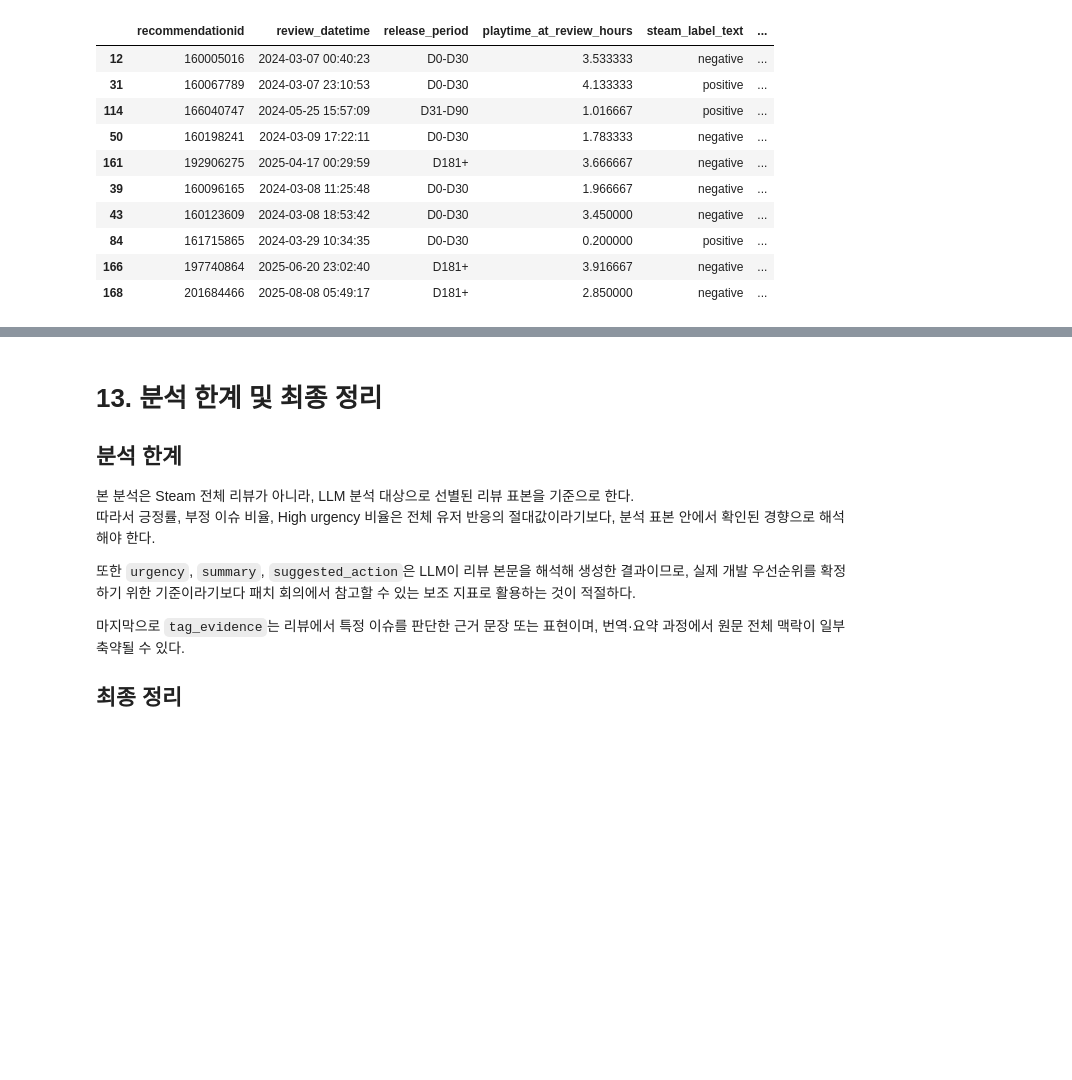
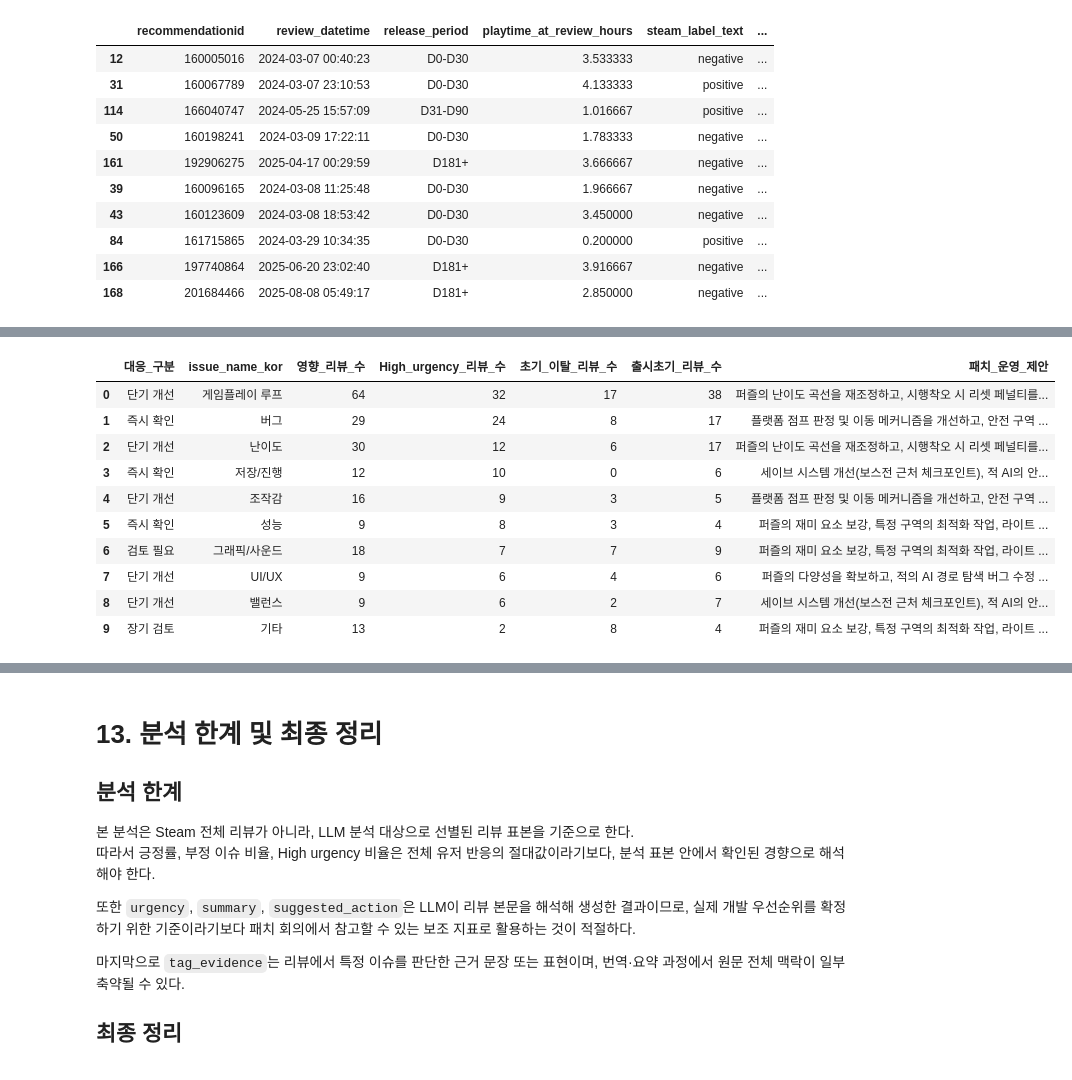
Before and after one commit to jinnyjinnyjinjin/steam-indie-game-analysis, a Jupyter notebook: src/notebooks/seoung/LLMtest/PostLaunch/04-3-1_llm_sentiment_PostLaunch_zoonomaly_report.ipynb, the cells around one changed output, grey strips where cells are left out. Cells and saved outputs as stored; diff of their text form; code cells hidden in the pictures; blank space fills up the shorter version.

```diff
--- a/src/notebooks/seoung/LLMtest/PostLaunch/04-3-1_llm_sentiment_PostLaunch_zoonomaly_report.ipynb
+++ b/src/notebooks/seoung/LLMtest/PostLaunch/04-3-1_llm_sentiment_PostLaunch_zoonomaly_report.ipynb
@@ -1345,0 +1307,80 @@ LLM 기준 긍정률은 **47.5%**이며, LLM 기준 부정 또는 혼합 감정
+# %%
+# ============================================================
+# 12. 보고서용 요약 작성에 필요한 핵심 값 확인
+# ============================================================
+
+report_summary_check = pd.DataFrame({
+    "항목": [
+        "게임명",
+        "appid",
+        "분석 리뷰 수",
+        "분석 태그 수",
+        "분석 표본 내 Steam 라벨 긍정률",
+        "LLM 긍정률",
+        "LLM 부정+혼합 비율",
+        "High urgency 비율",
+    ],
+    "값": [
+        selected_game_name,
+        selected_appid,
+        f"{len(df_game):,}개",
+        f"{len(df_game_tags):,}개",
+        pct(steam_positive_rate),
+        pct(llm_positive_rate),
+        pct(llm_negative_mixed_rate),
+        pct(high_urgency_rate),
+    ]
+})
+
+display(report_summary_check)
+
+print("구체적 긍정 요소 Top")
+if "positive_strength_summary" in globals() and not positive_strength_summary.empty:
+    display(
+        positive_strength_summary[
+            [
+                "issue_name_kor",
+                "affected_review_count",
+                "positive_tag_count",
+                "representative_evidence",
+            ]
+        ].head(5)
+    )
+else:
+    print("구체적 긍정 태그가 없습니다.")
+
+print("부정 이슈 Top")
+if "negative_issue_summary" in globals() and not negative_issue_summary.empty:
+    display(
+        negative_issue_summary[
+            [
+                "issue_name_kor",
+                "affected_review_count",
+                "negative_tag_count",
+                "high_urgency_review_count",
+                "short_exit_review_count",
+                "representative_evidence",
+            ]
+        ].head(5)
+    )
+else:
+    print("부정 태그가 없습니다.")
+
+print("패치·운영 우선 검토 이슈 Top")
+if "patch_priority" in globals() and not patch_priority.empty:
+    display(
+        patch_priority[
+            [
+                "대응_구분",
+                "issue_name_kor",
+                "영향_리뷰_수",
+                "High_urgency_리뷰_수",
+                "초기_이탈_리뷰_수",
+                "출시초기_리뷰_수",
+                "패치_운영_제안",
+            ]
+        ].head(10)
+    )
+else:
+    print("패치·운영 우선 검토 이슈가 없습니다.")
+# %% [output]
@@ -1345,0 +1411,11 @@ LLM 기준 긍정률은 **47.5%**이며, LLM 기준 부정 또는 혼합 감정
+|  | 대응_구분 | issue_name_kor | 영향_리뷰_수 | High_urgency_리뷰_수 | 초기_이탈_리뷰_수 | 출시초기_리뷰_수 | 패치_운영_제안 |
+| 0 | 단기 개선 | 게임플레이 루프 | 64 | 32 | 17 | 38 | 퍼즐의 난이도 곡선을 재조정하고, 시행착오 시 리셋 페널티를... |
+| 1 | 즉시 확인 | 버그 | 29 | 24 | 8 | 17 | 플랫폼 점프 판정 및 이동 메커니즘을 개선하고, 안전 구역 ... |
+| 2 | 단기 개선 | 난이도 | 30 | 12 | 6 | 17 | 퍼즐의 난이도 곡선을 재조정하고, 시행착오 시 리셋 페널티를... |
+| 3 | 즉시 확인 | 저장/진행 | 12 | 10 | 0 | 6 | 세이브 시스템 개선(보스전 근처 체크포인트), 적 AI의 안... |
+| 4 | 단기 개선 | 조작감 | 16 | 9 | 3 | 5 | 플랫폼 점프 판정 및 이동 메커니즘을 개선하고, 안전 구역 ... |
+| 5 | 즉시 확인 | 성능 | 9 | 8 | 3 | 4 | 퍼즐의 재미 요소 보강, 특정 구역의 최적화 작업, 라이트 ... |
+| 6 | 검토 필요 | 그래픽/사운드 | 18 | 7 | 7 | 9 | 퍼즐의 재미 요소 보강, 특정 구역의 최적화 작업, 라이트 ... |
+| 7 | 단기 개선 | UI/UX | 9 | 6 | 4 | 6 | 퍼즐의 다양성을 확보하고, 적의 AI 경로 탐색 버그 수정 ... |
+| 8 | 단기 개선 | 밸런스 | 9 | 6 | 2 | 7 | 세이브 시스템 개선(보스전 근처 체크포인트), 적 AI의 안... |
+| 9 | 장기 검토 | 기타 | 13 | 2 | 8 | 4 | 퍼즐의 재미 요소 보강, 특정 구역의 최적화 작업, 라이트 ... |
```
Also changed, not shown: parts of 3 cells of this notebook, 2 other files.
